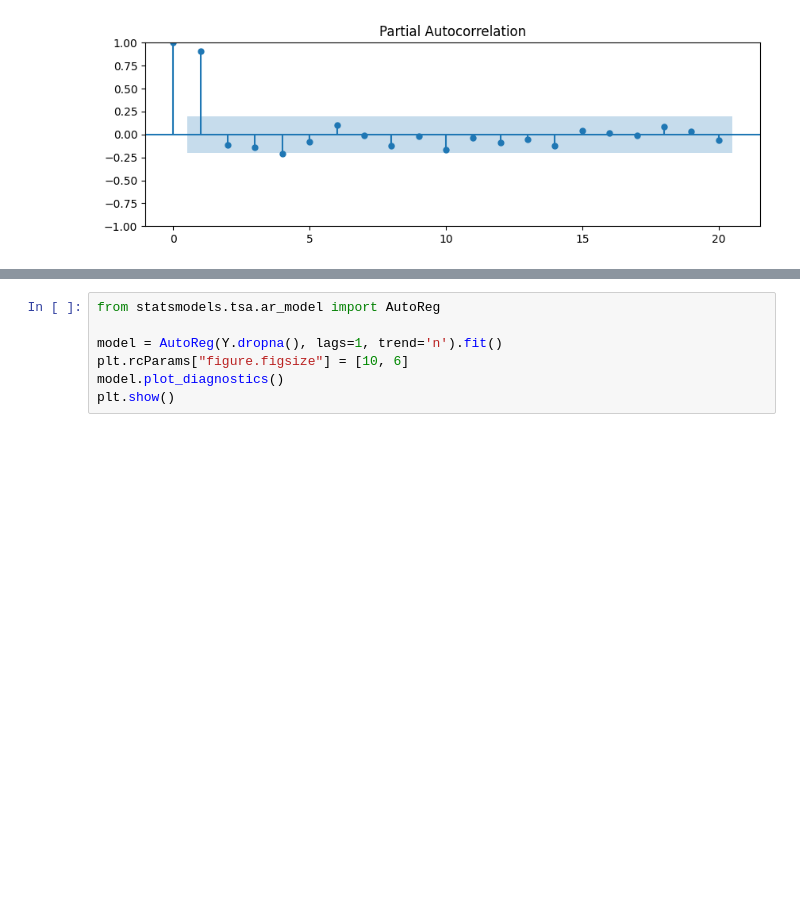
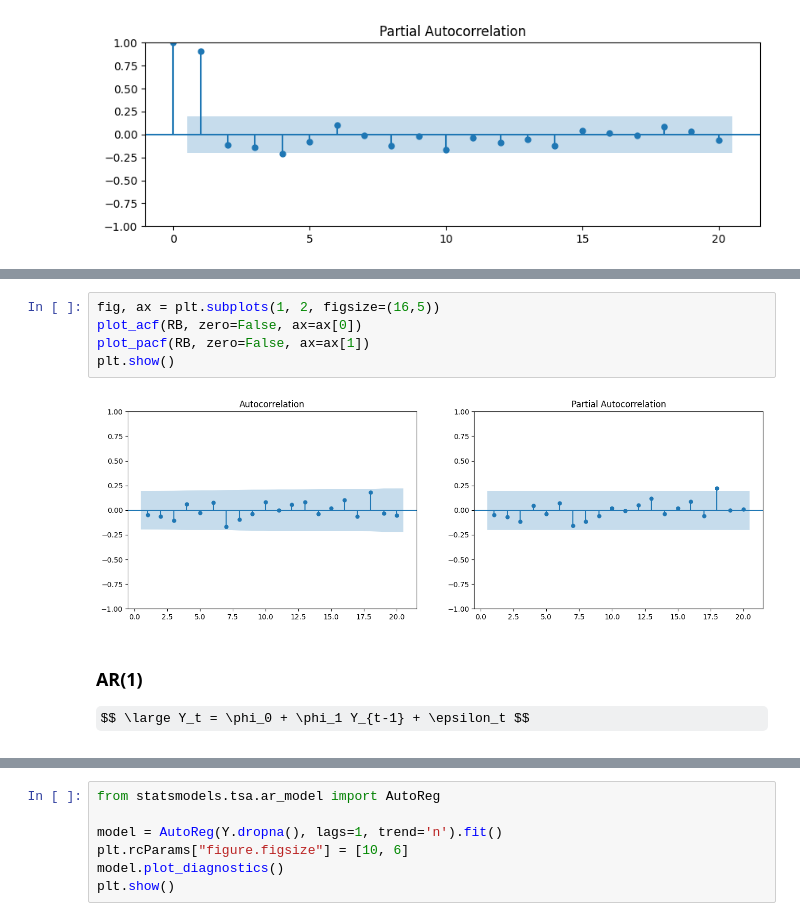
Before and after one commit to danielrferreira/classes, a Jupyter notebook: ASN/Séries Temporais/notebooks/Python/04 - ARIMA 1.ipynb, the cells around one changed output, grey strips where cells are left out. Saved outputs shown, nothing was run; the diff lists cells and outputs as text; some formulas as TeX source; blank space fills up the shorter version.

```diff
--- a/ASN/Séries Temporais/notebooks/Python/04 - ARIMA 1.ipynb
+++ b/ASN/Séries Temporais/notebooks/Python/04 - ARIMA 1.ipynb
@@ -329,0 +383,11 @@ plt.show()
+# %%
+fig, ax = plt.subplots(1, 2, figsize=(16,5))
+plot_acf(RB, zero=False, ax=ax[0])
+plot_pacf(RB, zero=False, ax=ax[1])
+plt.show()
+# %% [output]
+[figure, added]
+# %% [markdown]
+### AR(1)
+
+$$ \large Y_t = \phi_0 + \phi_1 Y_{t-1} + \epsilon_t $$
```
Also changed, not shown: parts of 9 cells of this notebook, 2 other files.
